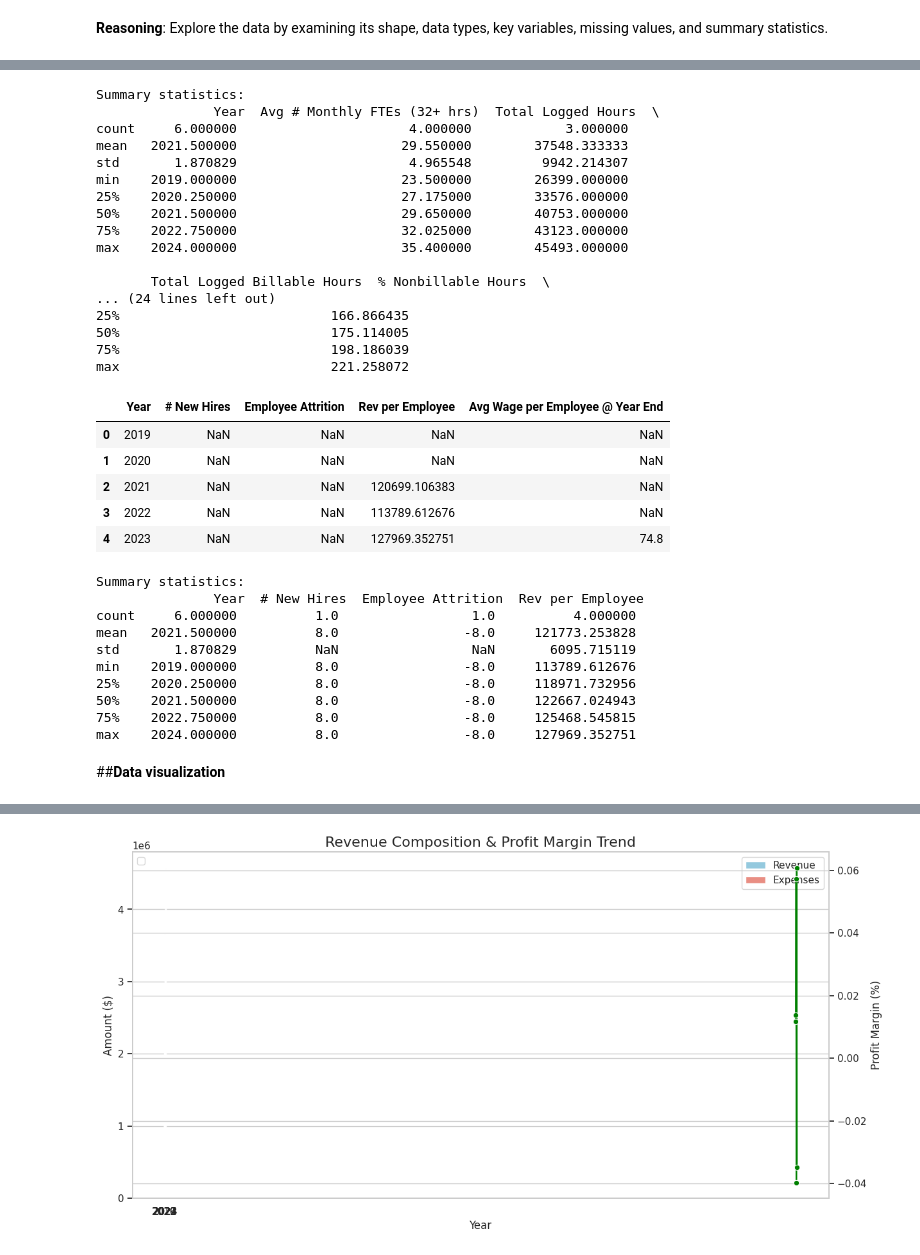
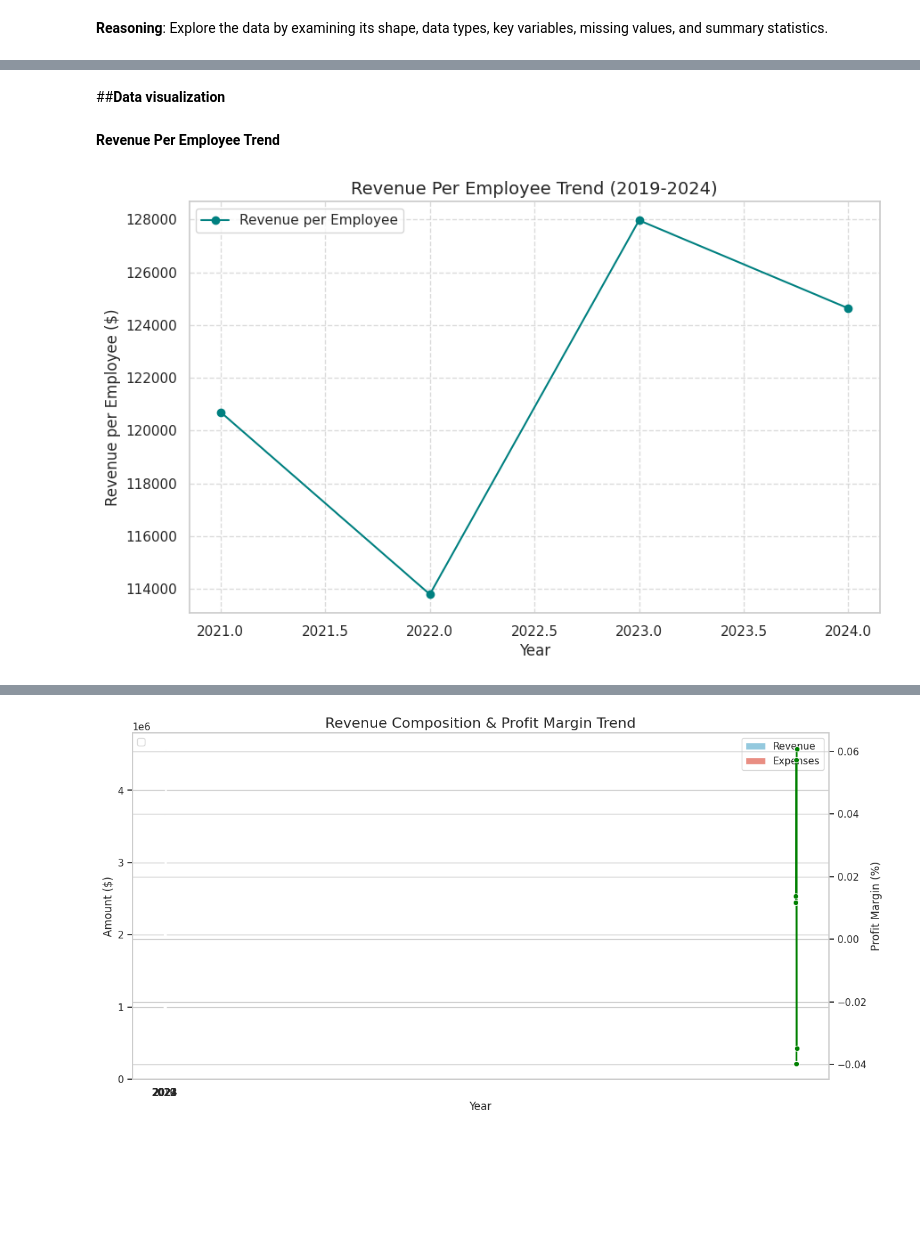
Before and after one commit to chipojaya1/pro_bono_dd, a Jupyter notebook: Efficiency_Report.ipynb, the cells around one changed output, grey strips where cells are left out. Drawn from its saved outputs; the diff is of its cells as text; code cells hidden in the pictures; blank space fills up the shorter version.

```diff
--- a/Efficiency_Report.ipynb
+++ b/Efficiency_Report.ipynb
@@ -42,3 +42,12 @@ hiring = pd.read_excel(file_path, sheet_name='Hiring Attrition Metrics')
 # %% [markdown]
 **Reasoning**:
 Explore the data by examining its shape, data types, key variables, missing values, and summary statistics.
+# %%
+# Display the first few rows of the data
+print(all.head())
+
+# Rename columns for easier reference (optional)
+all.columns = [col.strip().replace(' ', '_') for col in all.columns]
+
+# Check for missing values
+print(all.isnull().sum())
@@ -143,46 +82,20 @@ team.head()
-# %%
-# Preliminary summary statistics for team
-print("\nSummary statistics:\n", team.describe())
-# %% [output]
-Summary statistics:
-               Year  Avg # Monthly FTEs (32+ hrs)  Total Logged Hours  \
-count     6.000000                      4.000000            3.000000
-mean   2021.500000                     29.550000        37548.333333
-std       1.870829                      4.965548         9942.214307
-min    2019.000000                     23.500000        26399.000000
-25%    2020.250000                     27.175000        33576.000000
-50%    2021.500000                     29.650000        40753.000000
-75%    2022.750000                     32.025000        43123.000000
-max    2024.000000                     35.400000        45493.000000
-
-       Total Logged Billable Hours  % Nonbillable Hours  \
-... (24 lines left out)
-25%                           166.866435
-50%                           175.114005
-75%                           198.186039
-max                           221.258072
-# %%
-hiring.head()
-# %% [output]
-|  | Year | # New Hires | Employee Attrition | Rev per Employee | Avg Wage per Employee @ Year End |
-| 0 | 2019 | NaN | NaN | NaN | NaN |
-| 1 | 2020 | NaN | NaN | NaN | NaN |
-| 2 | 2021 | NaN | NaN | 120699.106383 | NaN |
-| 3 | 2022 | NaN | NaN | 113789.612676 | NaN |
-| 4 | 2023 | NaN | NaN | 127969.352751 | 74.8 |
-# %%
-# Preliminary summary statistics for hiring
-print("\nSummary statistics:\n", hiring.describe())
-# %% [output]
-Summary statistics:
-               Year  # New Hires  Employee Attrition  Rev per Employee
-count     6.000000          1.0                 1.0          4.000000
-mean   2021.500000          8.0                -8.0     121773.253828
-std       1.870829          NaN                 NaN       6095.715119
-min    2019.000000          8.0                -8.0     113789.612676
-25%    2020.250000          8.0                -8.0     118971.732956
-50%    2021.500000          8.0                -8.0     122667.024943
-75%    2022.750000          8.0                -8.0     125468.545815
-max    2024.000000          8.0                -8.0     127969.352751
 # %% [markdown]
 ##**Data visualization**
+# %% [markdown]
+**Revenue Per Employee Trend**
+# %%
+# Filter relevant columns
+years = all['Year']
+revenue_per_employee = all['Rev_per_Employee']
+
+# Plot the line graph
+plt.figure(figsize=(10, 6))
+plt.plot(years, revenue_per_employee, marker='o', color='teal', label='Revenue per Employee')
+plt.title('Revenue Per Employee Trend (2019-2024)', fontsize=14)
+plt.xlabel('Year')
+plt.ylabel('Revenue per Employee ($)')
+plt.grid(True, linestyle='--', alpha=0.7)
+plt.legend()
+plt.show()
+# %% [output]
+[figure, added]
```
Also changed, not shown: parts of 21 cells of this notebook.
